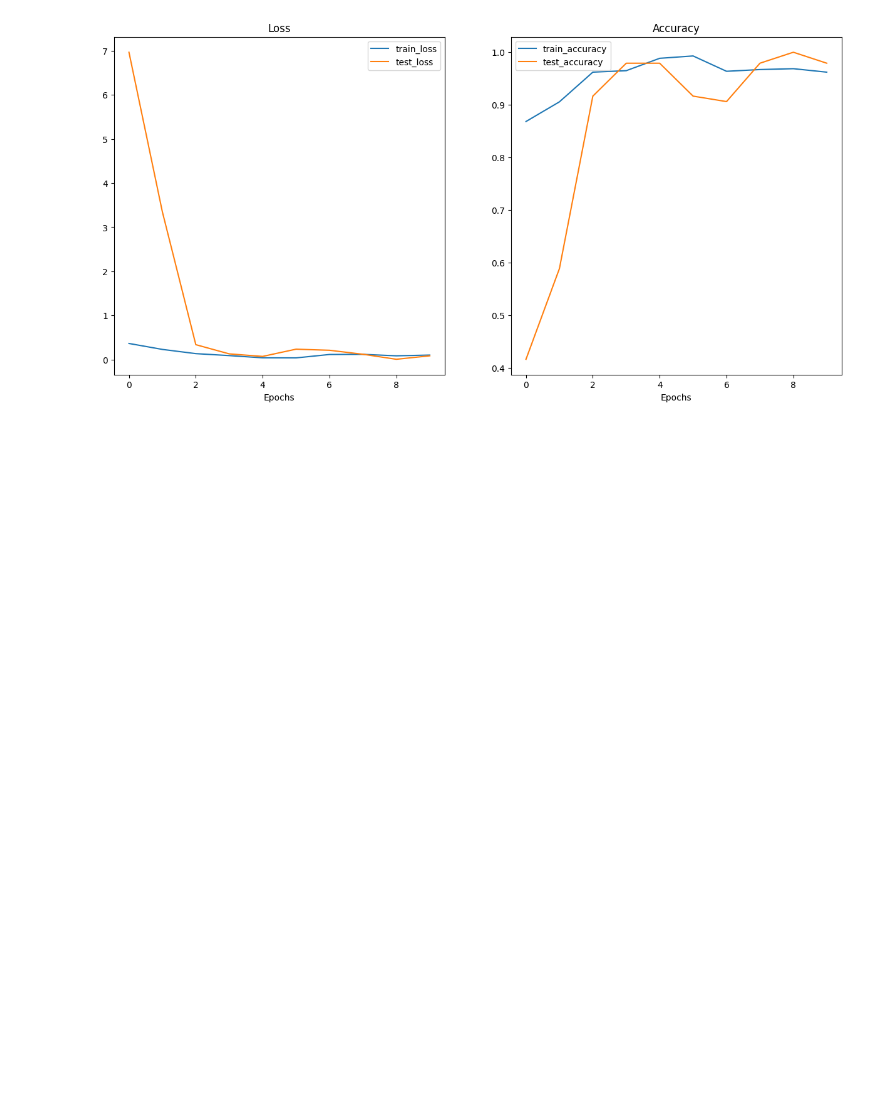
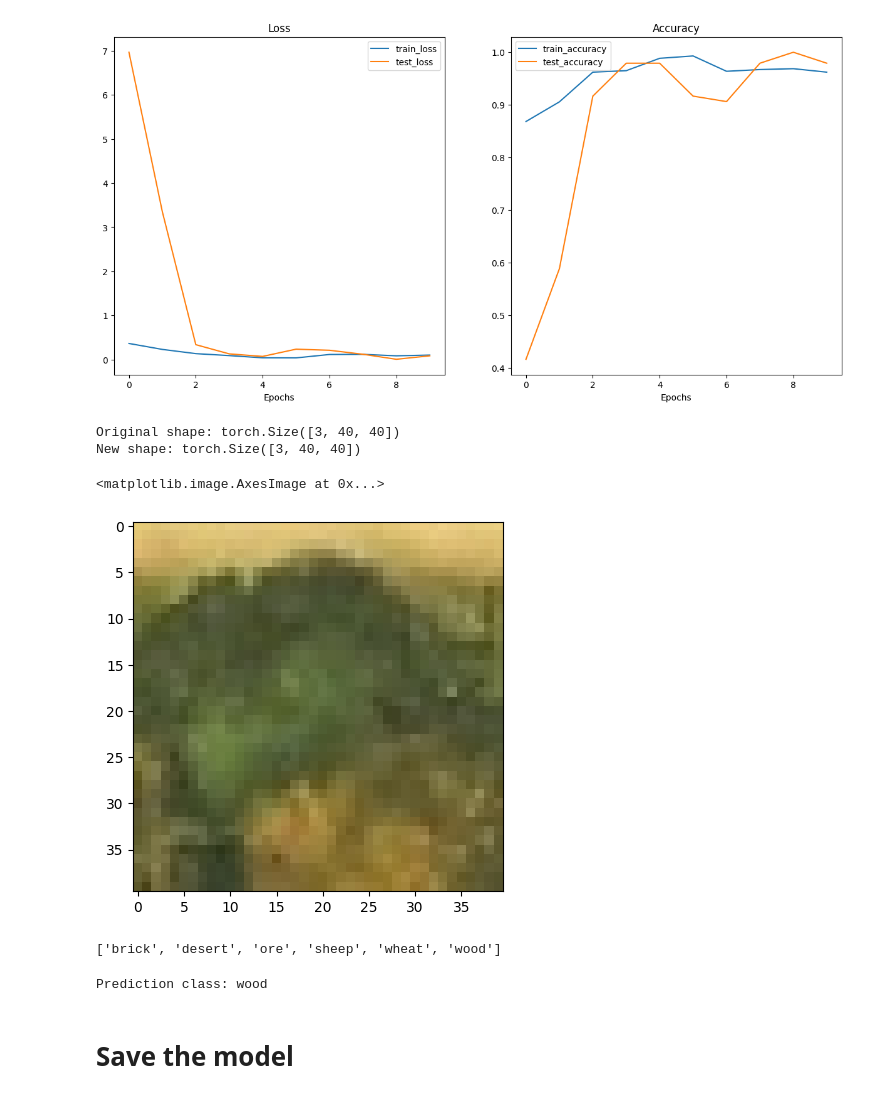
Before and after one commit to mattmanb/catanomics, a Jupyter notebook: HEXIST/hexistV0.ipynb, the cells around one changed output. Saved outputs shown, nothing was run; the diff lists cells and outputs as text; code cells hidden in the pictures; blank space fills up the shorter version.

```diff
--- a/HEXIST/hexistV0.ipynb
+++ b/HEXIST/hexistV0.ipynb
@@ -195,0 +194,37 @@ custom_image_path = "../images/eval"
+# %%
+custom_image_path = "../images/eval hexes/018.jpg"
+custom_image = torchvision.io.read_image(str(custom_image_path)).type(torch.float32)
+custom_image /= 255
+
+custom_image_transform = transforms.Compose([
+    transforms.Resize(size=(40, 40))
+])
+
+custom_image_transformed = custom_image_transform(custom_image[:3, :, :])
+
+# Print out original shape and new shape
+print(f"Original shape: {custom_image.shape}")
+print(f"New shape: {custom_image_transformed.shape}")
+# %% [output]
+Original shape: torch.Size([3, 40, 40])
+New shape: torch.Size([3, 40, 40])
+# %%
+plt.imshow(custom_image_transformed.permute(1, 2, 0))
+# %% [output]
+<matplotlib.image.AxesImage at 0x...>
+[figure, added]
+# %%
+class_names
+# %% [output]
+['brick', 'desert', 'ore', 'sheep', 'wheat', 'wood']
+# %%
+hexistV1.eval()
+with torch.inference_mode():
+    custom_image_pred = hexistV1(custom_image_transformed.unsqueeze(0).to(device))
+custom_image_pred_probs = torch.softmax(custom_image_pred, dim=1)
+custom_image_pred_label = torch.argmax(custom_image_pred_probs, dim=1)
+print(f"Prediction class: {class_names[custom_image_pred_label]}")
+# %% [output]
+Prediction class: wood
+# %% [markdown]
+# Save the model
```
Also changed, not shown: parts of 2 cells of this notebook, 35 other files.
